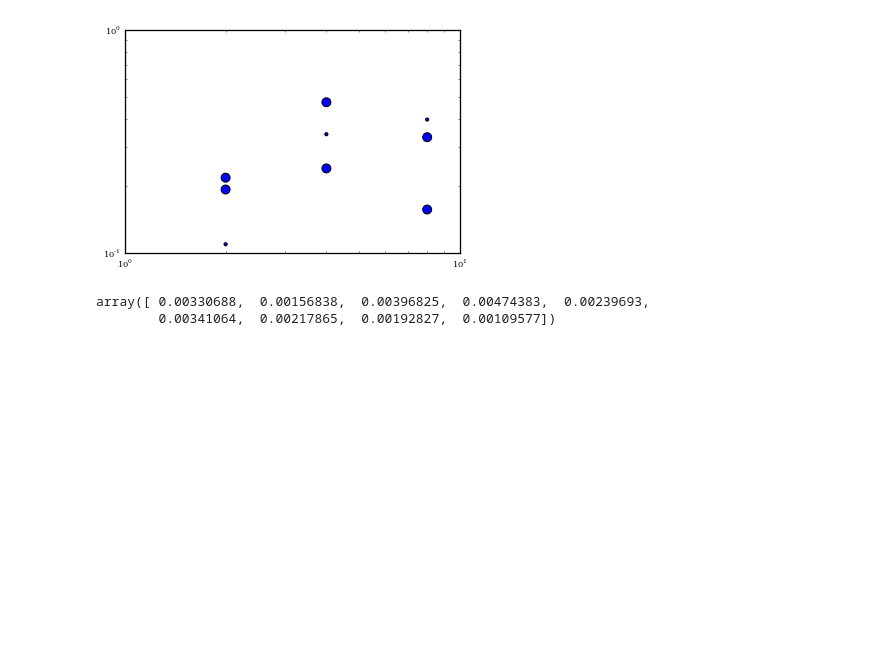
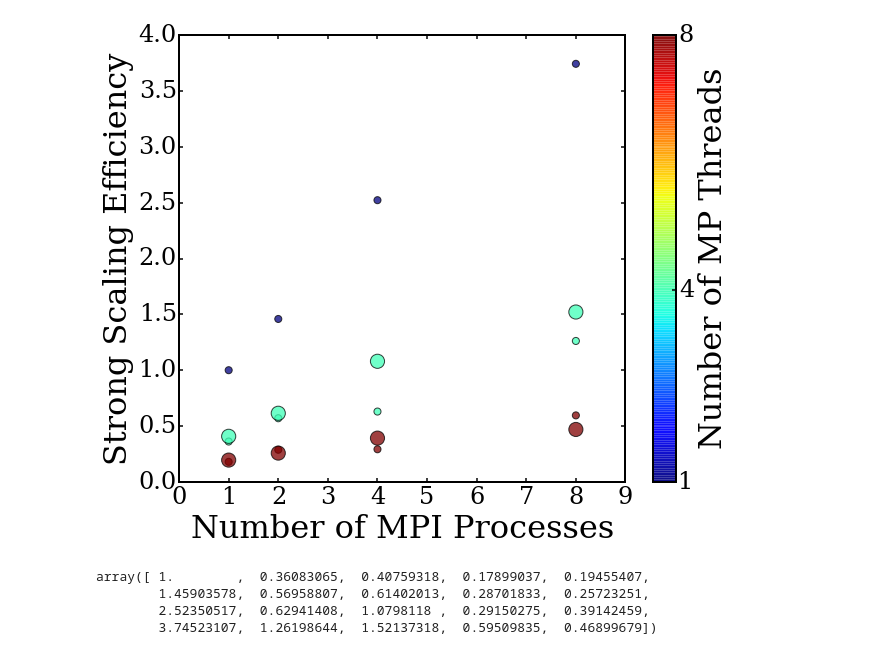
Before and after one commit to brownjustinmichael/pisces, a Jupyter notebook: Scaling.ipynb, the cells around one changed output. Cells and saved outputs as stored; diff of their text form; code cells hidden in the pictures; blank space fills up the shorter version.

Commit message:
Added scaling and fixed bug in variable solver

```diff
--- a/Scaling.ipynb
+++ b/Scaling.ipynb
@@ -9,15 +10,25 @@ array([ 8.,  8.,  8.,  4.,  4.,  4.,  2.,  2.,  2.])
 # %%
 import matplotlib.pyplot as plt
 %matplotlib inline
 
-plt.scatter (data ["nmpi"], 100. / (data ["med"] * data ["nmpi"]), s = data ["nmp"] * 10)
+plt.style.use ("presentation")
 
-plt.xscale ("log")
-plt.yscale ("log")
+s = plt.scatter (data ["nmpi"], data [0] ["med"] / (data ["med"] * (data ["nmpi"] * data ["nmp"])), c = data ["nmp"], s = data ["ntt"] * 50, alpha = 0.75)
+
+# plt.xscale ("log")
+plt.xlabel ("Number of MPI Processes")
+# plt.yscale ("log")
+plt.ylim ([0., None])
+plt.ylabel ("Strong Scaling Efficiency")
+cb = plt.colorbar (s)
+cb.set_ticks ([1, 4, 8])
+cb.set_label ("Number of MP Threads")
 # %% [output]
-[figure, old version]
+[figure, new version]
 # %%
-1. / (data ["med"] * data ["nmpi"])
+data [0] ["med"] / (data ["med"] * data ["nmpi"] * data ["nmp"])
 # %% [output]
-array([ 0.00330688,  0.00156838,  0.00396825,  0.00474383,  0.00239693,
-        0.00341064,  0.00217865,  0.00192827,  0.00109577])
+array([ 1.        ,  0.36083065,  0.40759318,  0.17899037,  0.19455407,
+        1.45903578,  0.56958807,  0.61402013,  0.28701833,  0.25723251,
+        2.52350517,  0.62941408,  1.0798118 ,  0.29150275,  0.39142459,
+        3.74523107,  1.26198644,  1.52137318,  0.59509835,  0.46899679])
```
Also changed, not shown: parts of 1 cell of this notebook, 11 other files.
